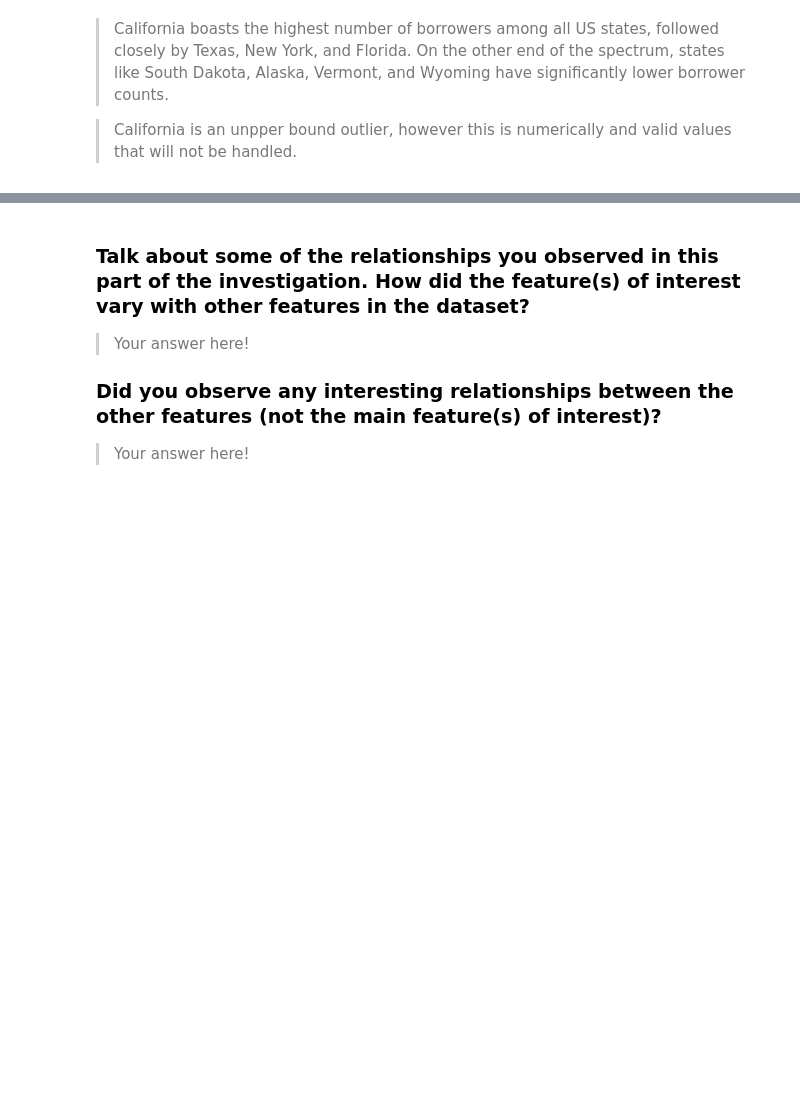
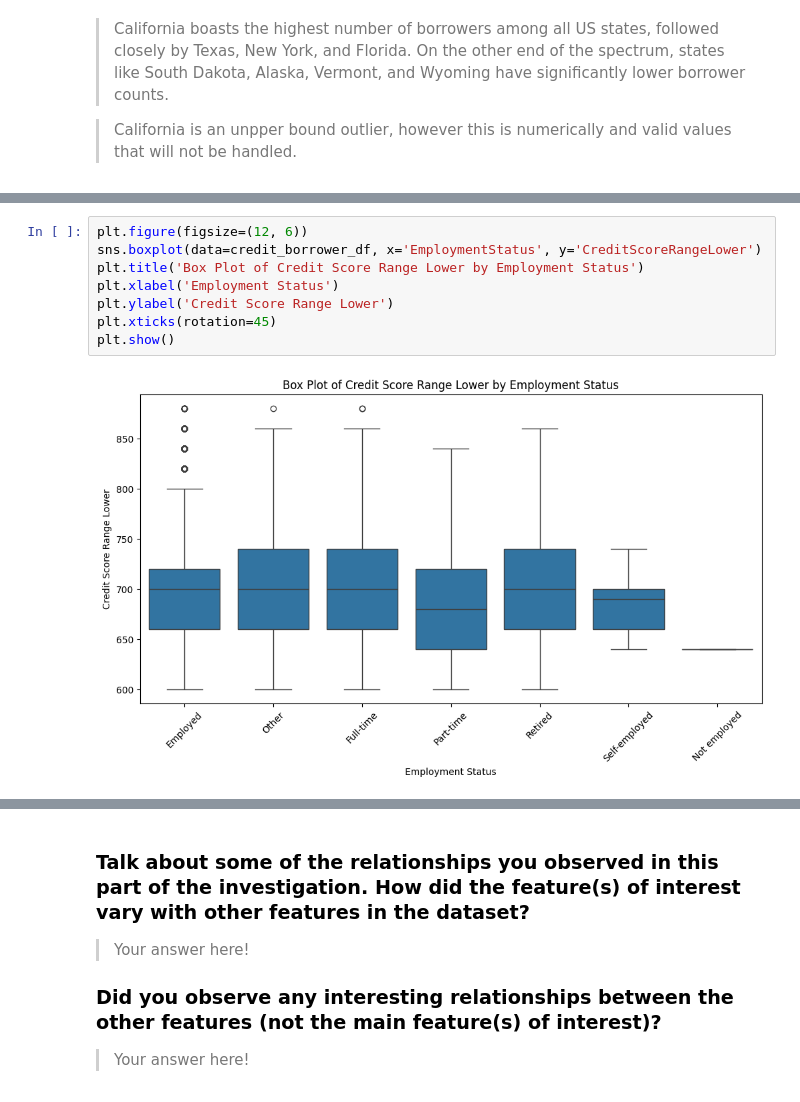
Before and after one commit to sondosaabed/Prosper-Loan-Analysis, a Jupyter notebook: Part_I_exploration.ipynb, the cells around one changed output, grey strips where cells are left out. Cells and saved outputs as stored; diff of their text form; blank space fills up the shorter version.

```diff
--- a/Part_I_exploration.ipynb
+++ b/Part_I_exploration.ipynb
@@ -521,0 +590,10 @@ plt.xticks(rotation = 45);
+# %%
+plt.figure(figsize=(12, 6))
+sns.boxplot(data=credit_borrower_df, x='EmploymentStatus', y='CreditScoreRangeLower')
+plt.title('Box Plot of Credit Score Range Lower by Employment Status')
+plt.xlabel('Employment Status')
+plt.ylabel('Credit Score Range Lower')
+plt.xticks(rotation=45)
+plt.show()
+# %% [output]
+[figure, added]
```
Also changed, not shown: parts of 20 cells of this notebook.
